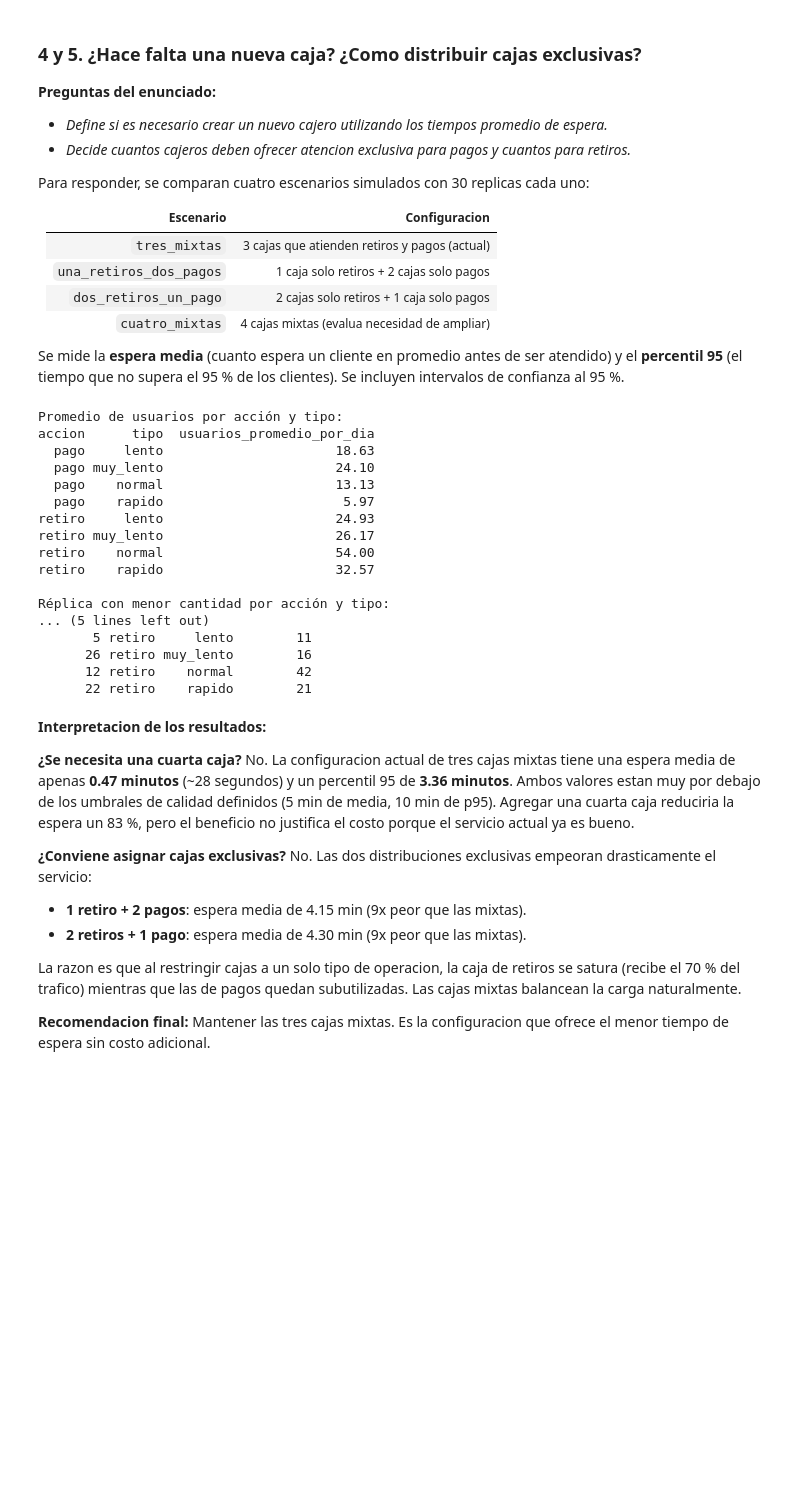
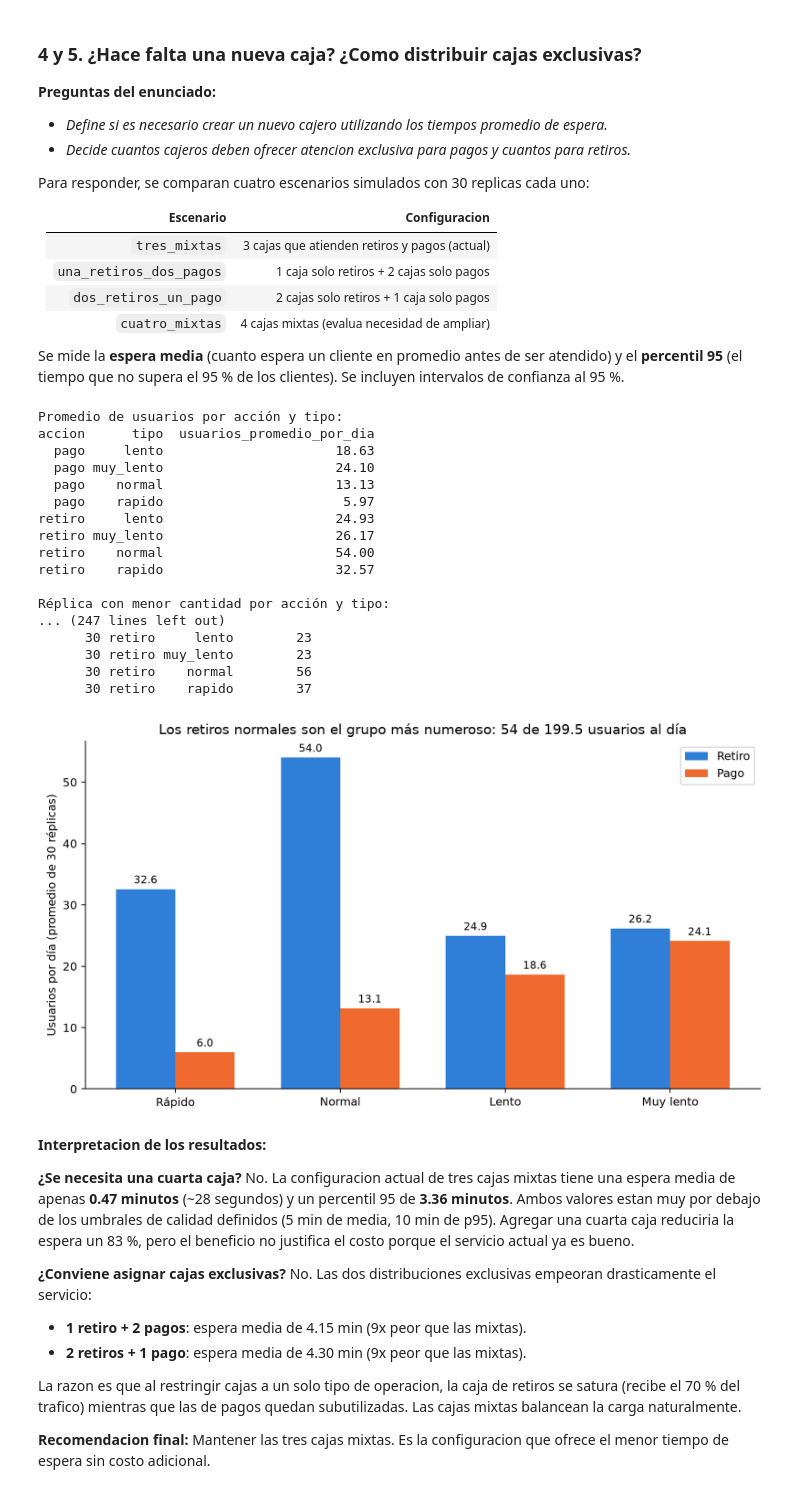
Before and after one commit to cpiescha/Solucion-problema-bancario, a Jupyter notebook: simulacion_bancaria_tres_cajas.ipynb, the cells around one changed output. Saved outputs shown, nothing was run; the diff lists cells and outputs as text; code cells hidden in the pictures; blank space fills up the shorter version.

Commit message:
feat(notebook): embed simulation results and charts

```diff
--- a/simulacion_bancaria_tres_cajas.ipynb
+++ b/simulacion_bancaria_tres_cajas.ipynb
@@ -440,41 +452,66 @@ conteos_replica_tipo = (
     .rename("usuarios")
     .reset_index()
 )
 promedio_usuarios_tipo = (
     conteos_replica_tipo.groupby(["accion", "tipo"], as_index=False)["usuarios"]
     .mean()
     .rename(columns={"usuarios": "usuarios_promedio_por_dia"})
 )
 minimos_por_tipo = conteos_replica_tipo.loc[
     conteos_replica_tipo.groupby(["accion", "tipo"])["usuarios"].idxmin()
 ].sort_values(["accion", "tipo"])
 
 print("Promedio de usuarios por acción y tipo:")
 print(promedio_usuarios_tipo.round(2).to_string(index=False))
 print("\nRéplica con menor cantidad por acción y tipo:")
 print(minimos_por_tipo.to_string(index=False))
 
-conteos_replica_tipo.to_csv(RESULTADOS_DIR / "usuarios_por_tipo_y_replica.csv", index=False)
-promedio_usuarios_tipo.to_csv(RESULTADOS_DIR / "promedio_usuarios_por_tipo.csv", index=False)
-minimos_por_tipo.to_csv(RESULTADOS_DIR / "minimos_usuarios_por_tipo.csv", index=False)
+print("Totales por acción y tipo de las 30 réplicas:")
+print(conteos_replica_tipo.to_string(index=False))
+
+
+# Gráfica del informe: promedio diario de usuarios por acción y tipo.
+orden_tipos = ["rapido", "normal", "lento", "muy_lento"]
+etiquetas_tipos = ["Rápido", "Normal", "Lento", "Muy lento"]
+tabla_usuarios_grafica = (
+    promedio_usuarios_tipo.pivot(index="tipo", columns="accion", values="usuarios_promedio_por_dia")
+    .reindex(orden_tipos)
+)
+
+x = np.arange(len(orden_tipos))
+ancho = 0.36
+fig, ax = plt.subplots(figsize=(9, 5))
+barras_retiro = ax.bar(x - ancho / 2, tabla_usuarios_grafica["retiro"], ancho, label="Retiro", color="#2f7ed8")
+barras_pago = ax.bar(x + ancho / 2, tabla_usuarios_grafica["pago"], ancho, label="Pago", color="#f06a2f")
+ax.set_title("Los retiros normales son el grupo más numeroso: 54 de 199.5 usuarios al día")
+ax.set_ylabel("Usuarios por día (promedio de 30 réplicas)")
+ax.set_xticks(x, etiquetas_tipos)
+ax.legend()
+ax.bar_label(barras_retiro, fmt="%.1f", padding=3, fontsize=9)
+ax.bar_label(barras_pago, fmt="%.1f", padding=3, fontsize=9)
+ax.spines[["top", "right"]].set_visible(False)
+fig.tight_layout()
+plt.show()
+plt.close(fig)
 # %% [output]
 Promedio de usuarios por acción y tipo:
 accion      tipo  usuarios_promedio_por_dia
   pago     lento                      18.63
   pago muy_lento                      24.10
   pago    normal                      13.13
   pago    rapido                       5.97
 retiro     lento                      24.93
 retiro muy_lento                      26.17
 retiro    normal                      54.00
 retiro    rapido                      32.57
 
 Réplica con menor cantidad por acción y tipo:
-... (5 lines left out)
-       5 retiro     lento        11
-      26 retiro muy_lento        16
-      12 retiro    normal        42
-      22 retiro    rapido        21
+... (247 lines left out)
+      30 retiro     lento        23
+      30 retiro muy_lento        23
+      30 retiro    normal        56
+      30 retiro    rapido        37
+[figure, added]
 # %% [markdown]
 **Interpretacion de los resultados:**
 
```
Also changed, not shown: parts of 8 cells of this notebook.
